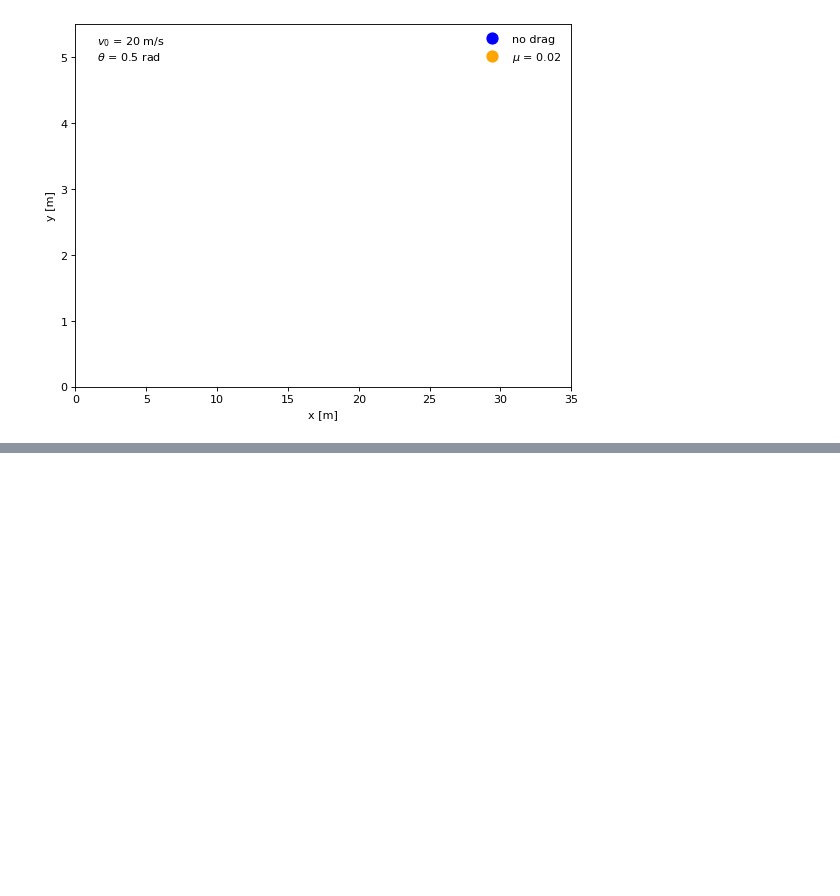
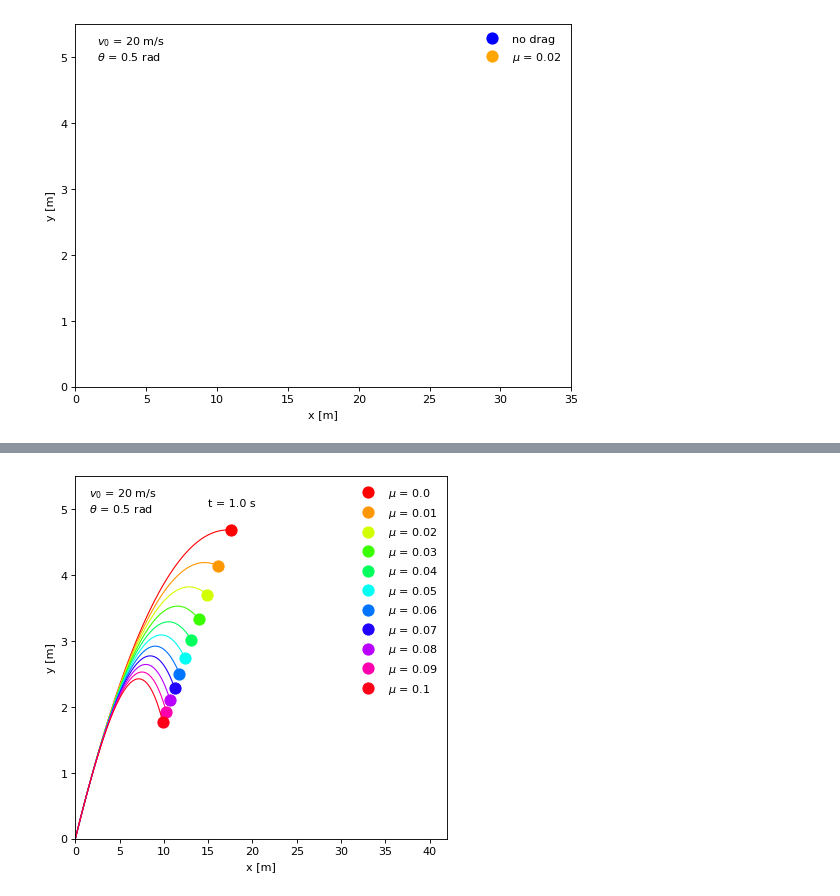
Before and after one commit to marcodelmastro/PhysicsAnimations, a Jupyter notebook: Projectile motion.ipynb, the cells around one changed output, grey strips where cells are left out. Drawn from its saved outputs; the diff is of its cells as text; code cells hidden in the pictures; blank space fills up the shorter version.

Commit message:
Projectile motion

```diff
--- a/Projectile motion.ipynb
+++ b/Projectile motion.ipynb
@@ -140,3 +140,41 @@ anim.save('projectile.gif', writer='imagemagick', fps=30)
 Image(url='projectile.gif')
 # %% [output]
 [interactive output not drawn]
+# %%
+nmu = 11
+mustep = 0.01
+
+mu_i = [ i*mustep for i in range(nmu) ]
+Xi = [ odeint(projectile_dt, X0, t, args=(mu_i[i],g)) for i in range(nmu) ]
+# %%
+def get_cmap(n, name='hsv'):
+    '''Returns a function that maps each index in 0, 1, ..., n-1 to a distinct
+    RGB color; the keyword argument name must be a standard mpl colormap name.'''
+    return plt.cm.get_cmap(name, n)
+# %%
+# plot one time snapshot
+
+i = 100
+
+cmap = get_cmap(nmu)
+
+plt.figure(figsize=(6,6),dpi=80)
+
+j = 0
+for X in Xi:
+    x, y = X[:,0], X[:,1]
+    plt.plot(x[:i],y[:i],"-",color=cmap(j),linewidth=1)
+    plt.plot(x[i],y[i],"o",markersize=10,color=cmap(j),label="$\mu$ = {}".format(mu_i[j]))
+    j+=1
+
+plt.xlim([0,42])
+plt.ylim([0,5.5])
+plt.text(1.5,5.20, r'$v_0$ = {} m/s'.format(v0))
+plt.text(1.5,4.95, r'$\theta$ = {} rad'.format(theta))
+plt.text(15.,5.05, r't = {} s'.format(t[i]))
+plt.xlabel('x [m]')
+plt.ylabel('y [m]')
+plt.legend(loc='best',frameon=False)
+plt.show()
+# %% [output]
+[figure, added]
```
Also changed, not shown: parts of 6 cells of this notebook, 2 other files.
